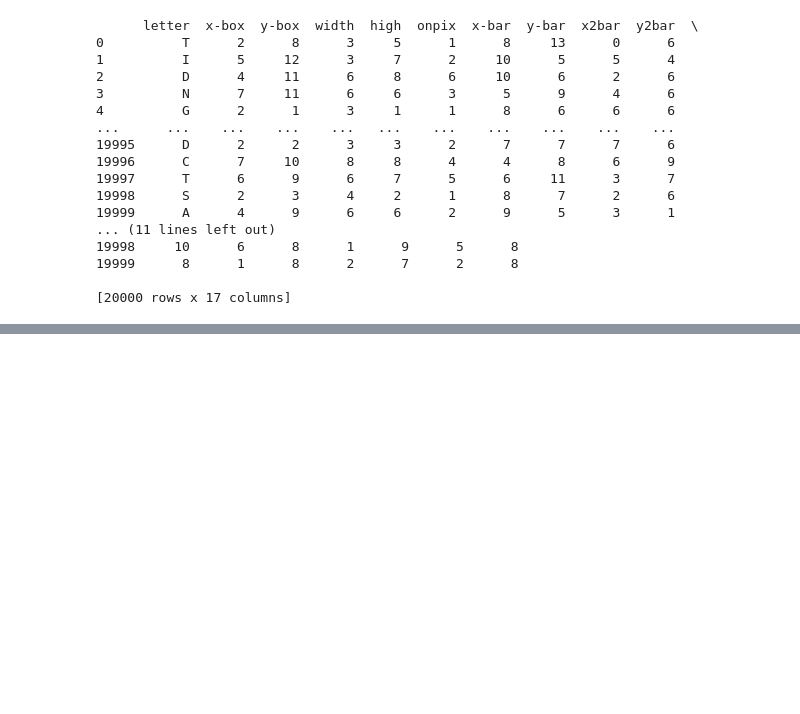
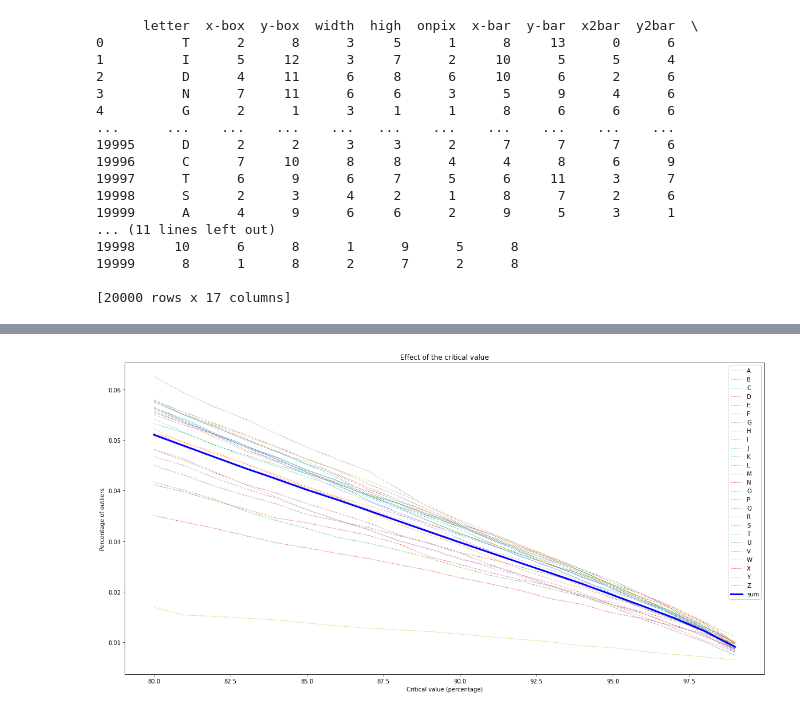
Before and after one commit to mmlein/KDDM2, a Jupyter notebook: src/04_Local_Outlier_Probability/local_outlier_probability.ipynb, the cells around one changed output, grey strips where cells are left out. Cells and saved outputs as stored; diff of their text form; code cells hidden in the pictures; blank space fills up the shorter version.

```diff
--- a/src/04_Local_Outlier_Probability/local_outlier_probability.ipynb
+++ b/src/04_Local_Outlier_Probability/local_outlier_probability.ipynb
@@ -116,0 +258,18 @@ optimization_results.to_csv("local_outlier_probability_hyper_parameter_testing.c
+# %%
+# plot the critical value variable
+fig = plt.figure(figsize = (20, 10))
+
+for letter in alphabet:
+    if letter == "sum":
+        plt.plot(result_per["%"], result_per[letter],"b-" ,label= letter, linewidth=3)
+    else:
+        plt.plot(result_per["%"], result_per[letter],":" ,label= letter, linewidth=1)
+
+plt.xlabel("Critical value (percentage)")
+plt.ylabel("Percentage of outliers")
+plt.title("Effect of the critical value")
+plt.legend()
+plt.savefig("local_out_prob_crit_val.pdf")
+plt.show()
+# %% [output]
+[figure, added]
```
Also changed, not shown: parts of 26 cells of this notebook.
